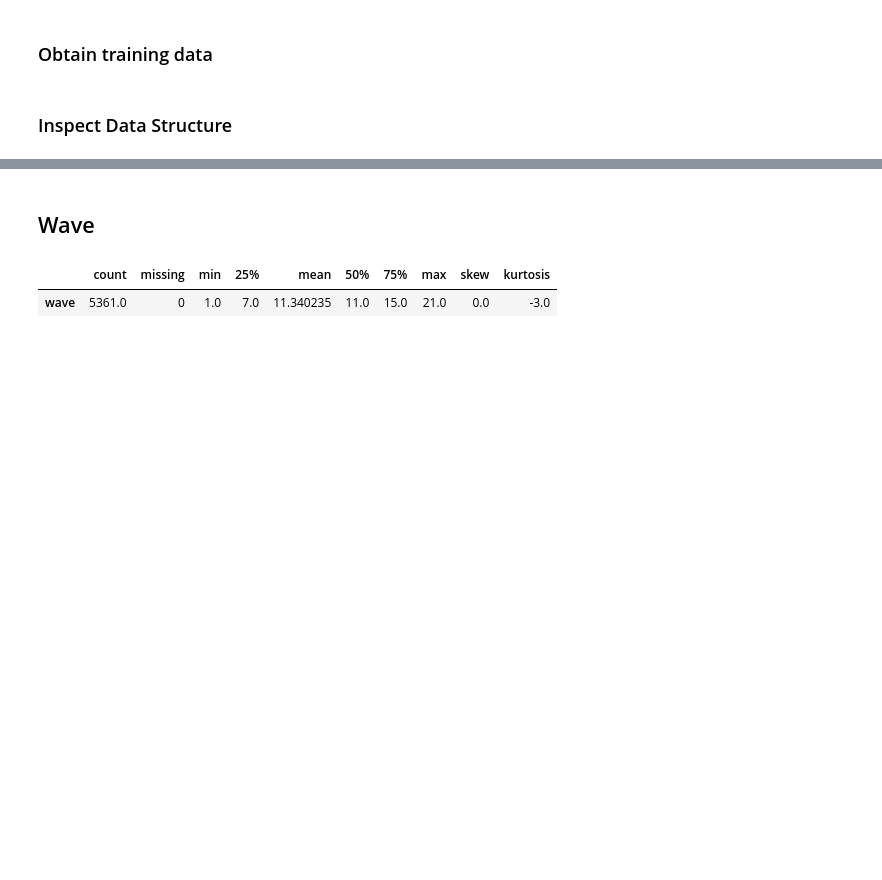
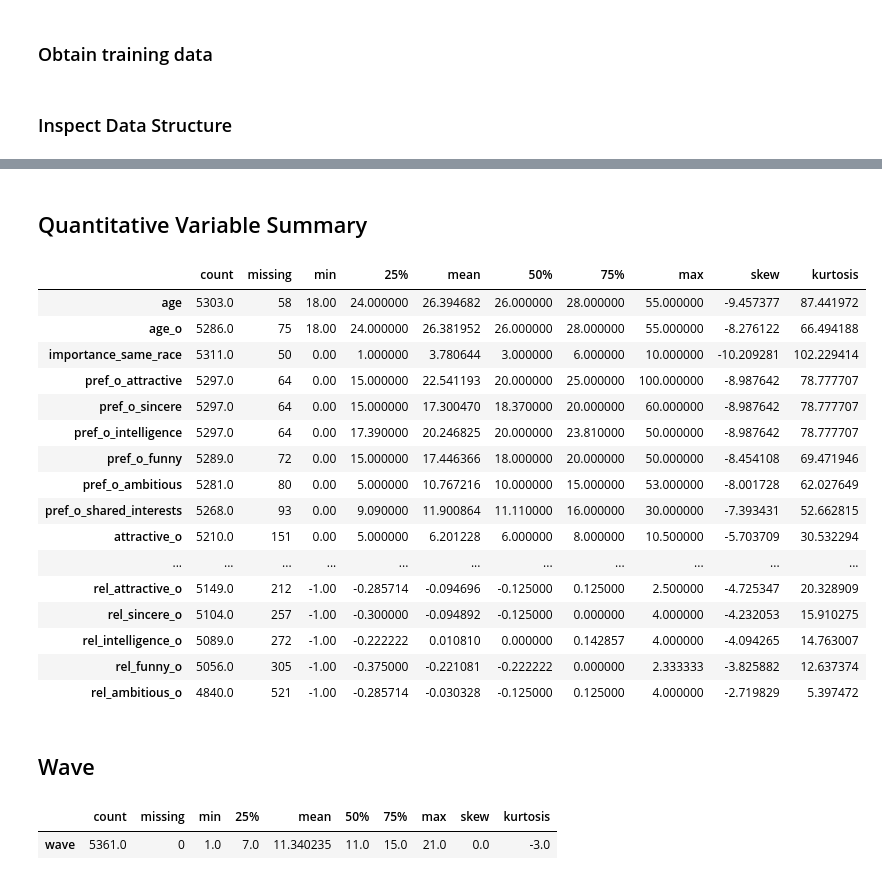
Before and after one commit to DecisionScients/Predictive-Dating, a Jupyter notebook: notebooks/3.1 Univariate EDA.ipynb, the cells around one changed output, grey strips where cells are left out. Drawn from its saved outputs; the diff is of its cells as text; code cells hidden in the pictures; blank space fills up the shorter version.

```diff
--- a/notebooks/3.1 Univariate EDA.ipynb
+++ b/notebooks/3.1 Univariate EDA.ipynb
@@ -42,3 +66,25 @@ None
+# %% [markdown]
+## Quantitative Variable Summary
+# %%
+description.describe_quant_df(df)
+# %% [output]
+|  | count | missing | min | 25% | mean | 50% | 75% | max | skew | kurtosis |
+| age | 5303.0 | 58 | 18.00 | 24.000000 | 26.394682 | 26.000000 | 28.000000 | 55.000000 | -9.457377 | 87.441972 |
+| age_o | 5286.0 | 75 | 18.00 | 24.000000 | 26.381952 | 26.000000 | 28.000000 | 55.000000 | -8.276122 | 66.494188 |
+| importance_same_race | 5311.0 | 50 | 0.00 | 1.000000 | 3.780644 | 3.000000 | 6.000000 | 10.000000 | -10.209281 | 102.229414 |
+| pref_o_attractive | 5297.0 | 64 | 0.00 | 15.000000 | 22.541193 | 20.000000 | 25.000000 | 100.000000 | -8.987642 | 78.777707 |
+| pref_o_sincere | 5297.0 | 64 | 0.00 | 15.000000 | 17.300470 | 18.370000 | 20.000000 | 60.000000 | -8.987642 | 78.777707 |
+| pref_o_intelligence | 5297.0 | 64 | 0.00 | 17.390000 | 20.246825 | 20.000000 | 23.810000 | 50.000000 | -8.987642 | 78.777707 |
+| pref_o_funny | 5289.0 | 72 | 0.00 | 15.000000 | 17.446366 | 18.000000 | 20.000000 | 50.000000 | -8.454108 | 69.471946 |
+| pref_o_ambitious | 5281.0 | 80 | 0.00 | 5.000000 | 10.767216 | 10.000000 | 15.000000 | 53.000000 | -8.001728 | 62.027649 |
+| pref_o_shared_interests | 5268.0 | 93 | 0.00 | 9.090000 | 11.900864 | 11.110000 | 16.000000 | 30.000000 | -7.393431 | 52.662815 |
+| attractive_o | 5210.0 | 151 | 0.00 | 5.000000 | 6.201228 | 6.000000 | 8.000000 | 10.500000 | -5.703709 | 30.532294 |
+| ... | ... | ... | ... | ... | ... | ... | ... | ... | ... | ... |
+| rel_attractive_o | 5149.0 | 212 | -1.00 | -0.285714 | -0.094696 | -0.125000 | 0.125000 | 2.500000 | -4.725347 | 20.328909 |
+| rel_sincere_o | 5104.0 | 257 | -1.00 | -0.300000 | -0.094892 | -0.125000 | 0.000000 | 4.000000 | -4.232053 | 15.910275 |
+| rel_intelligence_o | 5089.0 | 272 | -1.00 | -0.222222 | 0.010810 | 0.000000 | 0.142857 | 4.000000 | -4.094265 | 14.763007 |
+| rel_funny_o | 5056.0 | 305 | -1.00 | -0.375000 | -0.221081 | -0.222222 | 0.000000 | 2.333333 | -3.825882 | 12.637374 |
+| rel_ambitious_o | 4840.0 | 521 | -1.00 | -0.285714 | -0.030328 | -0.125000 | 0.125000 | 4.000000 | -2.719829 | 5.397472 |
 # %% [markdown]
 ## Wave
 # %%
```
Also changed, not shown: parts of 21 cells of this notebook, 7 other files.
